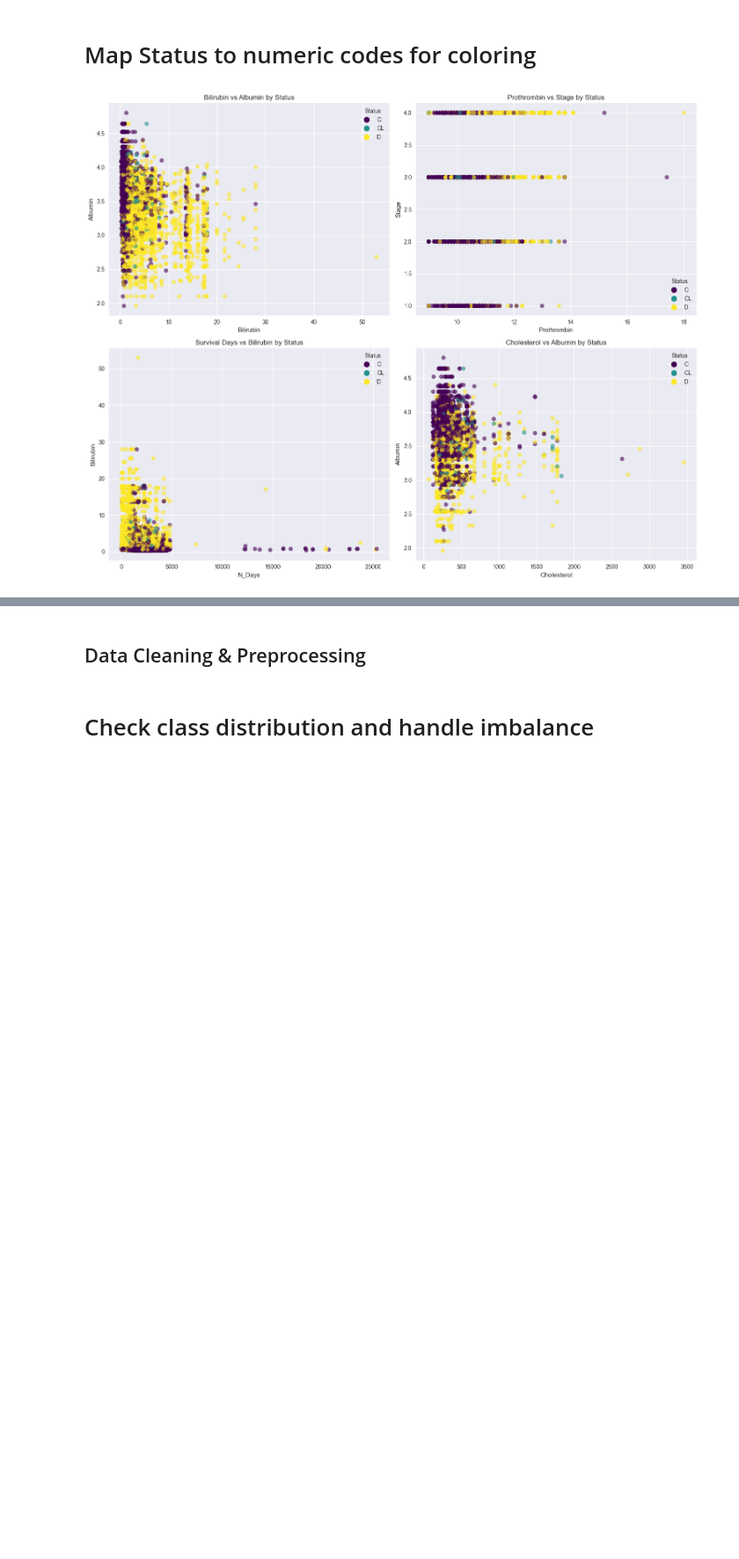
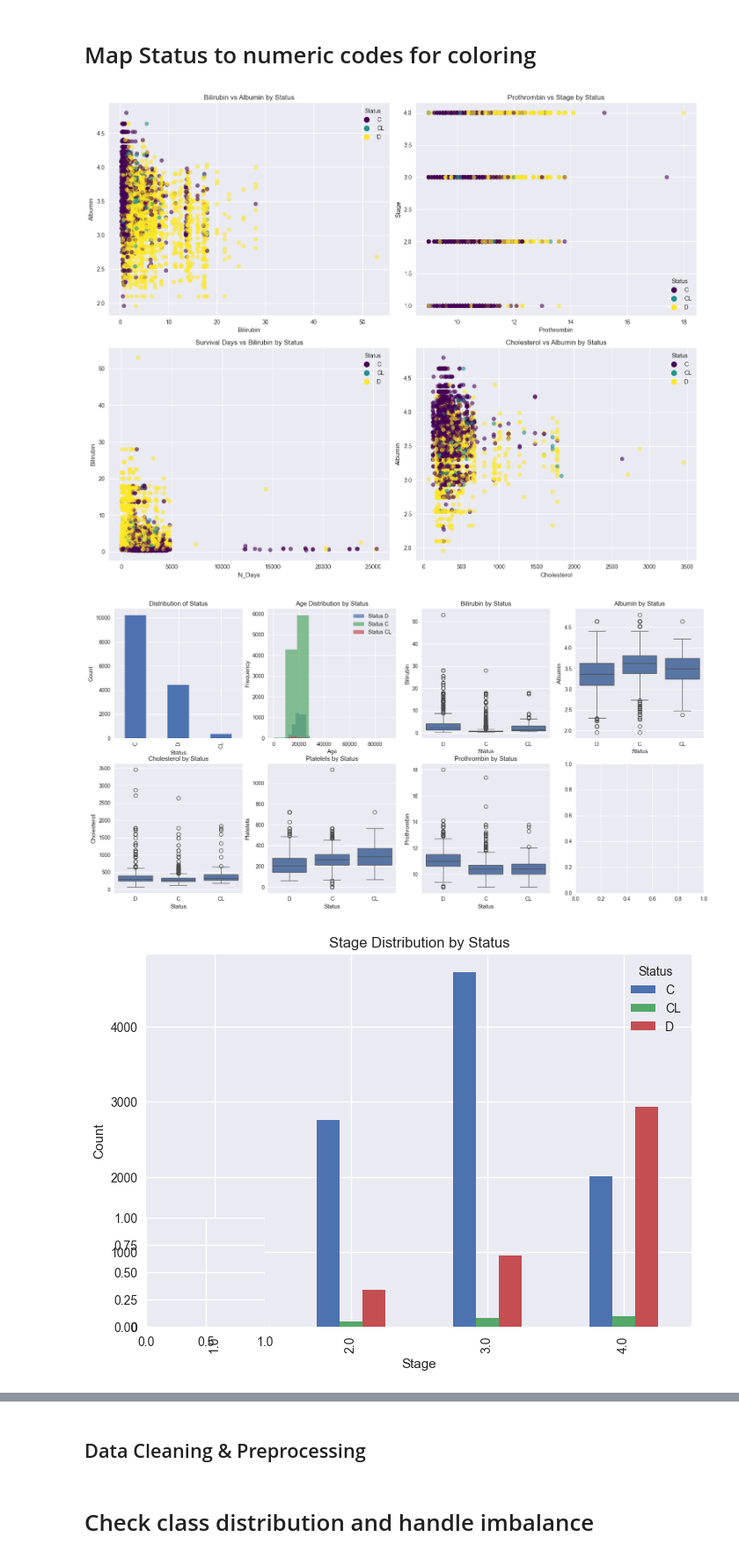
Before and after one commit to TasnimulIntazamAsif/BUBT_AI_Competition_2025, a Jupyter notebook: bubt.ipynb, the cells around one changed output, grey strips where cells are left out. Shown at 88% size. Saved outputs shown, nothing was run; the diff lists cells and outputs as text; code cells hidden in the pictures; blank space fills up the shorter version.

```diff
--- a/bubt.ipynb
+++ b/bubt.ipynb
@@ -305,3 +305,74 @@ plt.tight_layout()
 plt.show()
 # %% [output]
 [figure]
+# %%
+# Enhanced Visualizations
+plt.figure(figsize=(20, 15))
+
+# 1. Distribution of target variable
+plt.subplot(3, 4, 1)
+df['Status'].value_counts().plot(kind='bar')
+plt.title('Distribution of Status')
+plt.xlabel('Status')
+plt.ylabel('Count')
+
+# 2. Age distribution by Status
+plt.subplot(3, 4, 2)
+for status in df['Status'].unique():
+    plt.hist(df[df['Status'] == status]['Age'], alpha=0.7, label=f'Status {status}')
+plt.title('Age Distribution by Status')
+plt.xlabel('Age')
+plt.ylabel('Frequency')
+plt.legend()
+
+# 3. Bilirubin vs Status
+plt.subplot(3, 4, 3)
+sns.boxplot(x='Status', y='Bilirubin', data=df)
+plt.title('Bilirubin by Status')
+# 4. Albumin vs Status
+plt.subplot(3, 4, 4)
+sns.boxplot(x='Status', y='Albumin', data=df)
+plt.title('Albumin by Status')
+
+# 5. Cholesterol vs Status
+plt.subplot(3, 4, 5)
+sns.boxplot(x='Status', y='Cholesterol', data=df)
+plt.title('Cholesterol by Status')
+
+# 6. Platelets vs Status
+plt.subplot(3, 4, 6)
+sns.boxplot(x='Status', y='Platelets', data=df)
+plt.title('Platelets by Status')
+
+# 7. Prothrombin vs Status
+plt.subplot(3, 4, 7)
+sns.boxplot(x='Status', y='Prothrombin', data=df)
+plt.title('Prothrombin by Status')
+
+# 8. Stage vs Status
+plt.subplot(3, 4, 8)
+pd.crosstab(df['Stage'], df['Status']).plot(kind='bar')
+plt.title('Stage Distribution by Status')
+plt.xlabel('Stage')
+plt.ylabel('Count')
+# 9. Drug vs Status
+plt.subplot(3, 4, 9)
+pd.crosstab(df['Drug'], df['Status']).plot(kind='bar')
+plt.title('Drug Distribution by Status')
+plt.xlabel('Drug')
+plt.ylabel('Count')
+
+# 10. Sex vs Status
+plt.subplot(3, 4, 10)
+pd.crosstab(df['Sex'], df['Status']).plot(kind='bar')
+plt.title('Sex Distribution by Status')
+plt.xlabel('Sex')
+plt.ylabel('Count')
+
+
+
+plt.tight_layout()
+plt.show()
+# %% [output]
+[figure, added]
+[figure, added]
```
Also changed, not shown: parts of 17 cells of this notebook.
